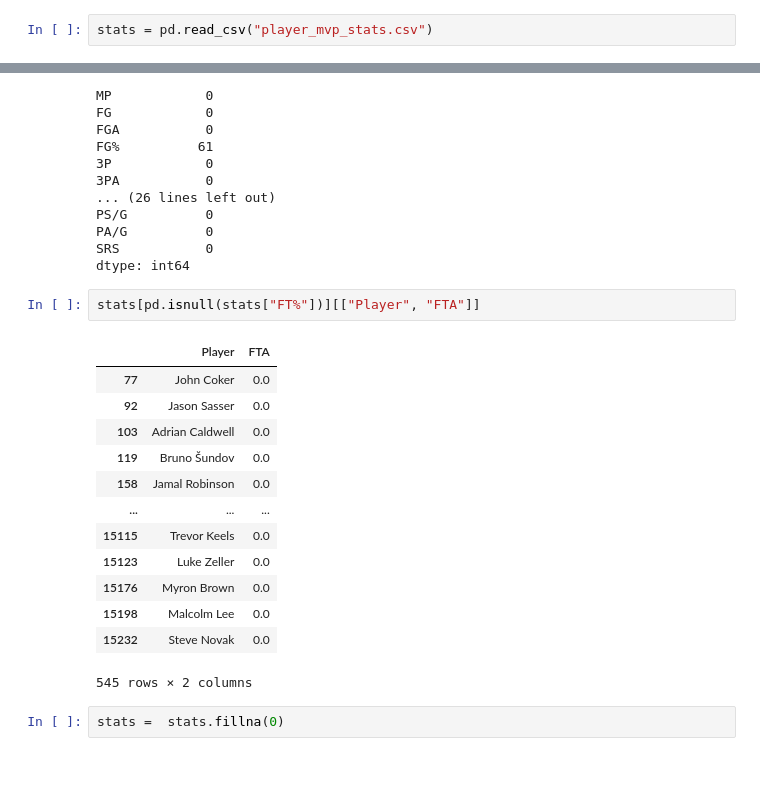
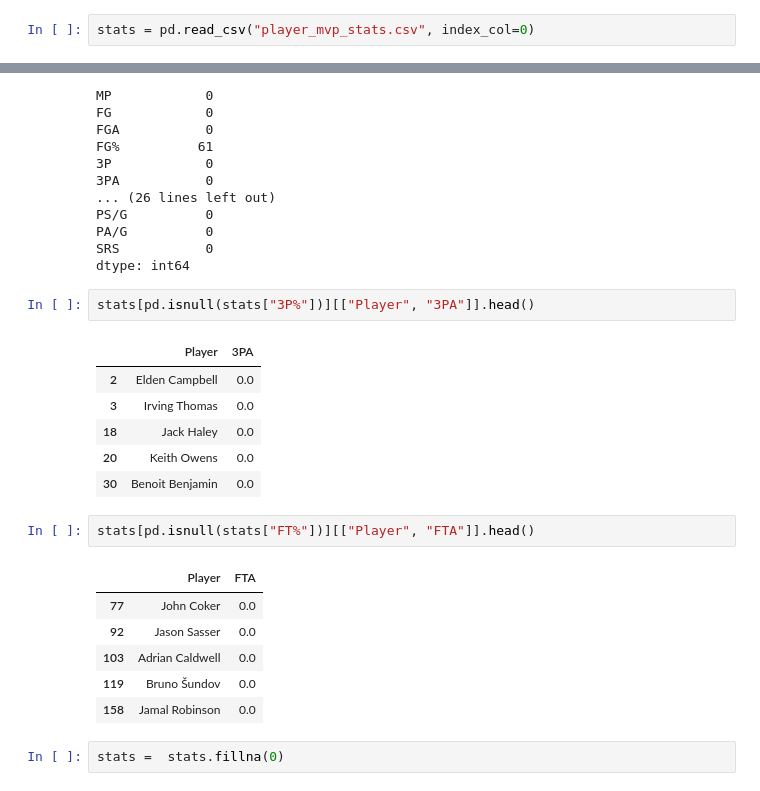
Before and after one commit to jhsu0811/nba-mvp-predictor, a Jupyter notebook: machine_learning.ipynb, the cells around one changed output, grey strips where cells are left out. Saved outputs shown, nothing was run; the diff lists cells and outputs as text.

```diff
--- a/machine_learning.ipynb
+++ b/machine_learning.ipynb
@@ -1,7 +1,7 @@
 # %%
 import pandas as pd
 # %%
-stats = pd.read_csv("player_mvp_stats.csv")
+stats = pd.read_csv("player_mvp_stats.csv", index_col=0)
 # %%
 stats
 # %% [output]
@@ -40,22 +59,24 @@ PS/G          0
 PA/G          0
 SRS           0
 dtype: int64
+# %%
+stats[pd.isnull(stats["3P%"])][["Player", "3PA"]].head()
+# %% [output]
+|  | Player | 3PA |
+| 2 | Elden Campbell | 0.0 |
+| 3 | Irving Thomas | 0.0 |
+| 18 | Jack Haley | 0.0 |
+| 20 | Keith Owens | 0.0 |
+| 30 | Benoit Benjamin | 0.0 |
 # %%
-stats[pd.isnull(stats["FT%"])][["Player", "FTA"]]
+stats[pd.isnull(stats["FT%"])][["Player", "FTA"]].head()
 # %% [output]
 |  | Player | FTA |
 | 77 | John Coker | 0.0 |
 | 92 | Jason Sasser | 0.0 |
 | 103 | Adrian Caldwell | 0.0 |
 | 119 | Bruno Šundov | 0.0 |
 | 158 | Jamal Robinson | 0.0 |
-| ... | ... | ... |
-| 15115 | Trevor Keels | 0.0 |
-| 15123 | Luke Zeller | 0.0 |
-| 15176 | Myron Brown | 0.0 |
-| 15198 | Malcolm Lee | 0.0 |
-| 15232 | Steve Novak | 0.0 |
-545 rows × 2 columns
 # %%
 stats =  stats.fillna(0)
 # %%
```
Also changed, not shown: parts of 13 cells of this notebook, 2 other files.
